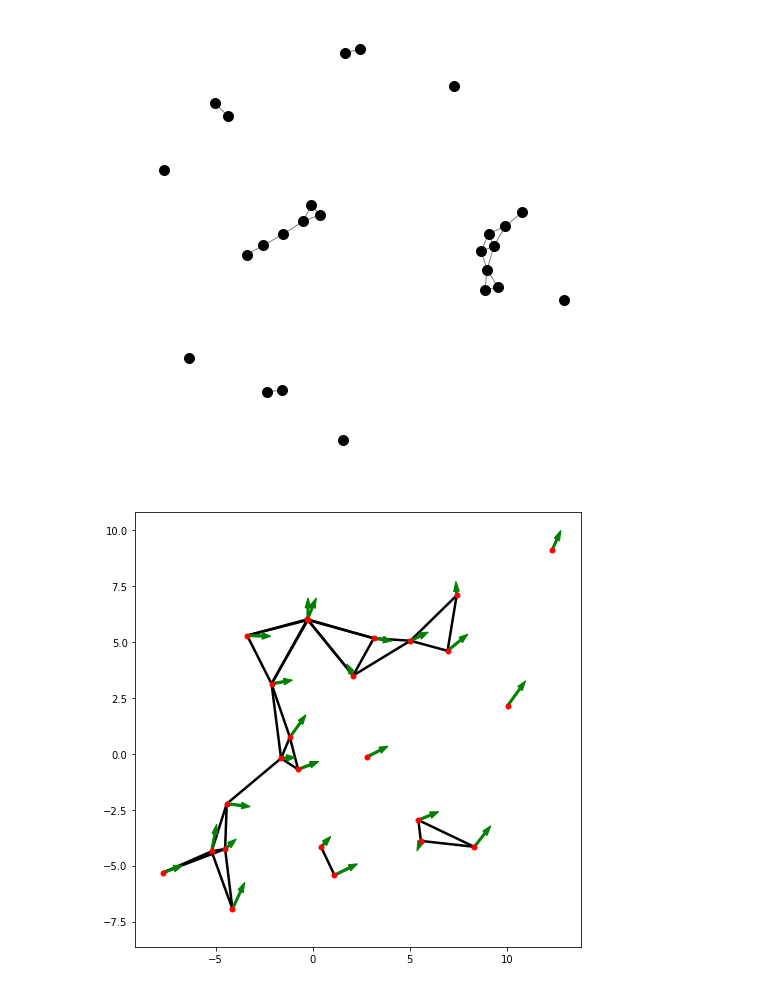
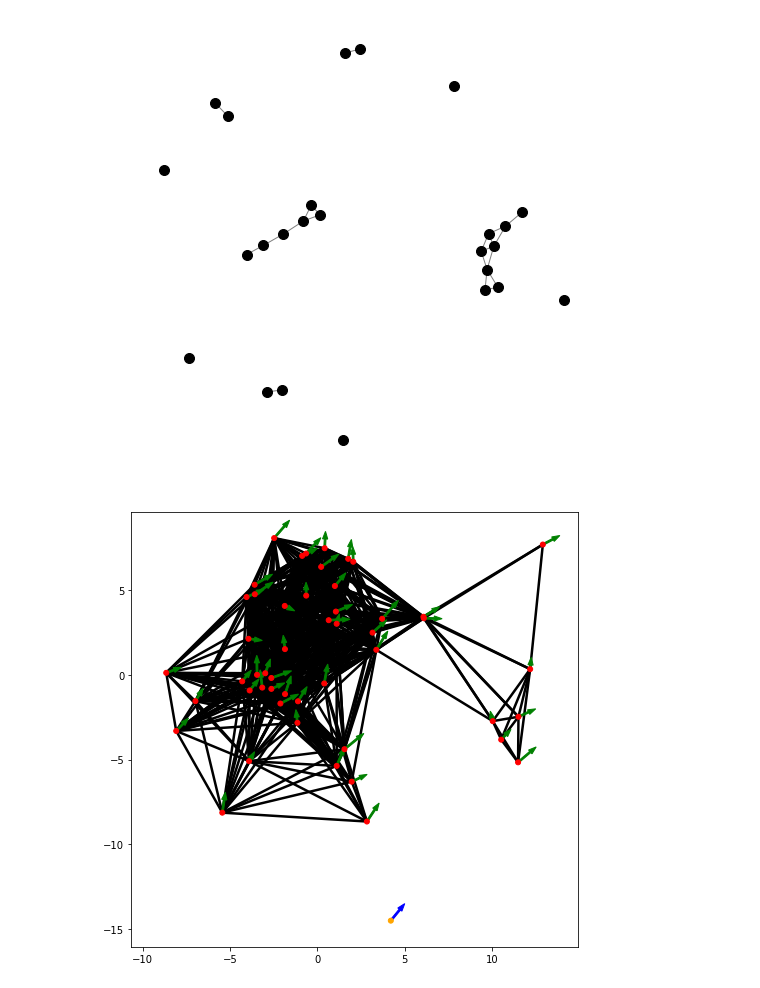
Before and after one commit to harveydevereux/Consensus, a Jupyter notebook: Notes/Flocking2.ipynb, the cells around one changed output. Cells and saved outputs as stored; diff of their text form; code cells hidden in the pictures.

Commit message:
gama-agent Flocking, but collisions!

```diff
--- a/Notes/Flocking2.ipynb
+++ b/Notes/Flocking2.ipynb
@@ -112,13 +103,11 @@ p=draw_graph(get_net(Q))
 # %% [output]
 [figure]
 # %%
-F = Flock(P_dot,
-          number_of_agents=25,
-          initial_position=Q,
-          initial_velocity=P,
-          inter_agent_distance=3)
+F = Flock(number_of_agents=50,
+          inter_agent_distance=7,
+          gamma_agent=True)
 
 p = F.plot(arrow_width=0.1)
 # %% [output]
-[figure, old version]
+[figure, new version]
 # %%
```
Also changed, not shown: parts of 9 cells of this notebook, 2 other files.
